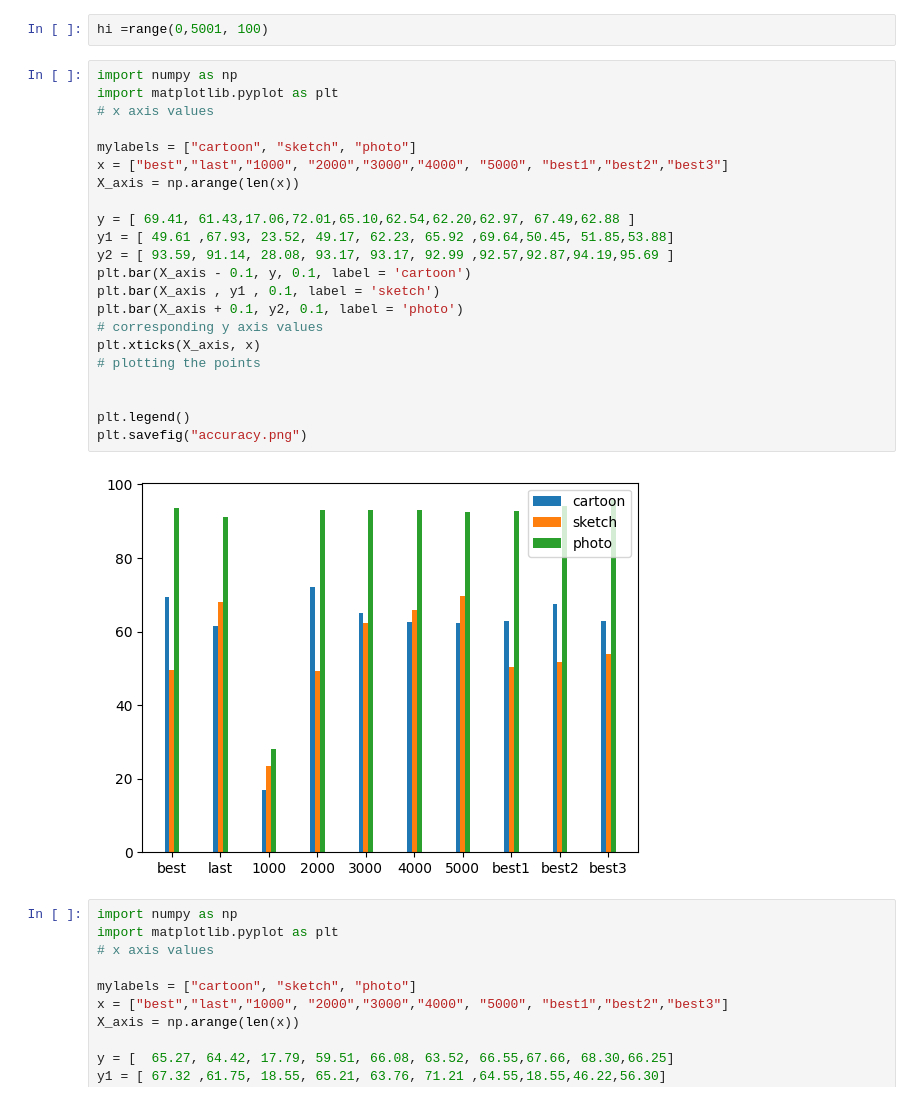
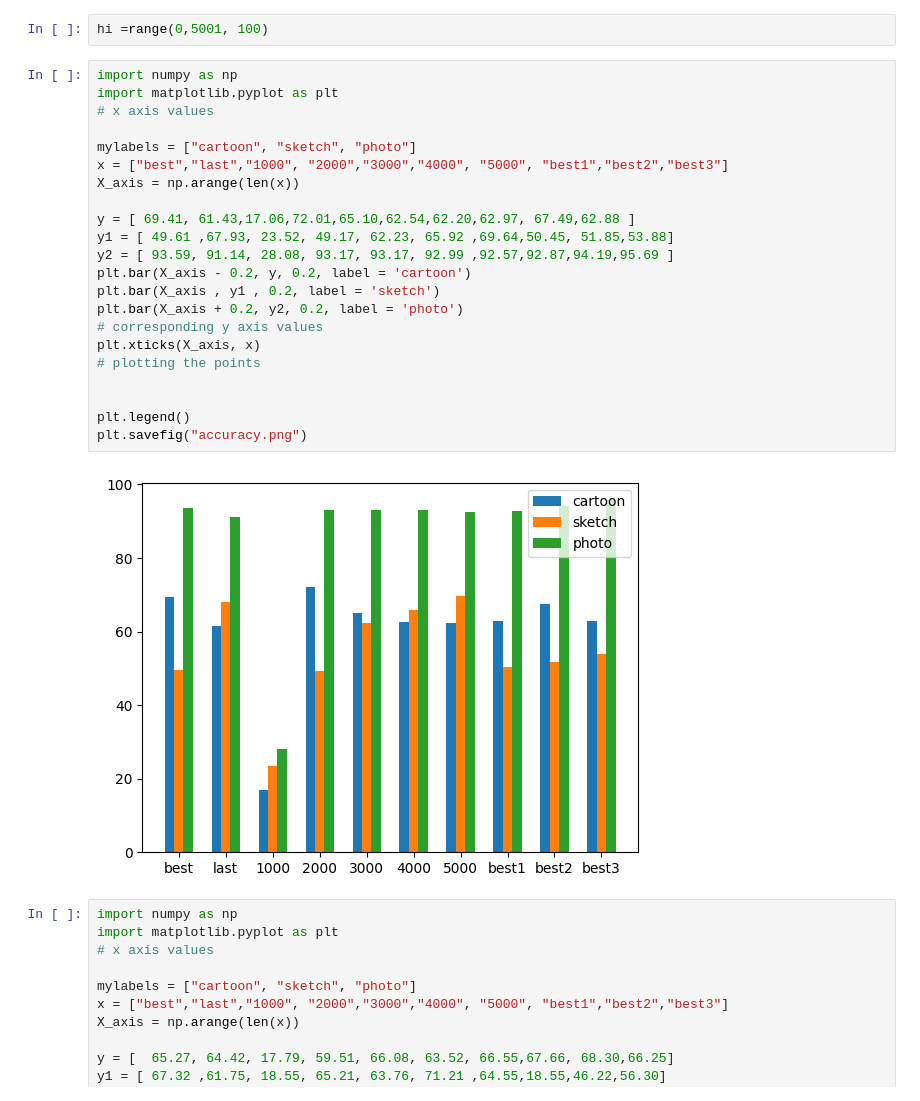
Before and after one commit to md131376st/amlProhect, a Jupyter notebook: data/PACS/AddDataLabels-Copy1.ipynb, the cells around one changed output. Drawn from its saved outputs; the diff is of its cells as text.

```diff
--- a/data/PACS/AddDataLabels-Copy1.ipynb
+++ b/data/PACS/AddDataLabels-Copy1.ipynb
@@ -456,27 +456,27 @@ hi =range(0,5001, 100)
 # %%
 import numpy as np
 import matplotlib.pyplot as plt
 # x axis values
 
 mylabels = ["cartoon", "sketch", "photo"]
 x = ["best","last","1000", "2000","3000","4000", "5000", "best1","best2","best3"]
 X_axis = np.arange(len(x))
 
 y = [ 69.41, 61.43,17.06,72.01,65.10,62.54,62.20,62.97, 67.49,62.88 ]
 y1 = [ 49.61 ,67.93, 23.52, 49.17, 62.23, 65.92 ,69.64,50.45, 51.85,53.88]
 y2 = [ 93.59, 91.14, 28.08, 93.17, 93.17, 92.99 ,92.57,92.87,94.19,95.69 ]
-plt.bar(X_axis - 0.1, y, 0.1, label = 'cartoon')
-plt.bar(X_axis , y1 , 0.1, label = 'sketch')
-plt.bar(X_axis + 0.1, y2, 0.1, label = 'photo')
+plt.bar(X_axis - 0.2, y, 0.2, label = 'cartoon')
+plt.bar(X_axis , y1 , 0.2, label = 'sketch')
+plt.bar(X_axis + 0.2, y2, 0.2, label = 'photo')
 # corresponding y axis values
 plt.xticks(X_axis, x)
 # plotting the points
 
 
 plt.legend()
 plt.savefig("accuracy.png")
 # %% [output]
-[figure, old version]
+[figure, new version]
 # %%
 import numpy as np
 import matplotlib.pyplot as plt
```
Also changed, not shown: 1 other file.
